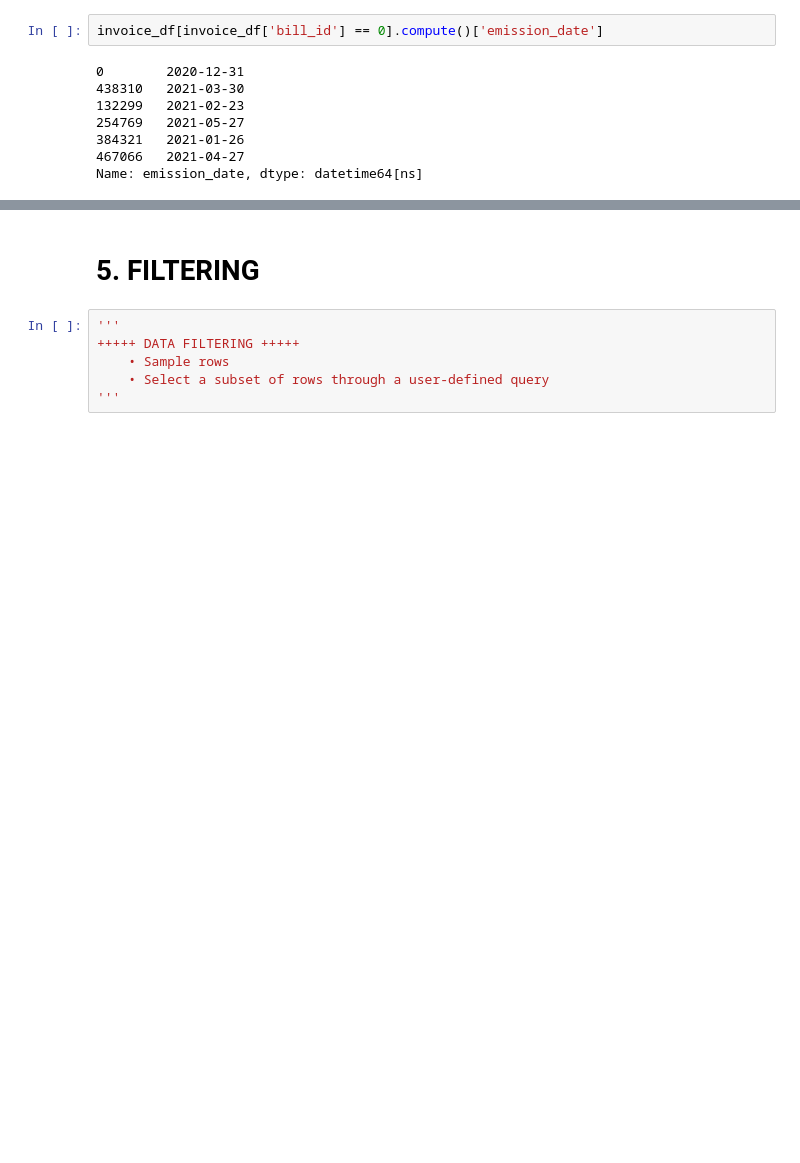
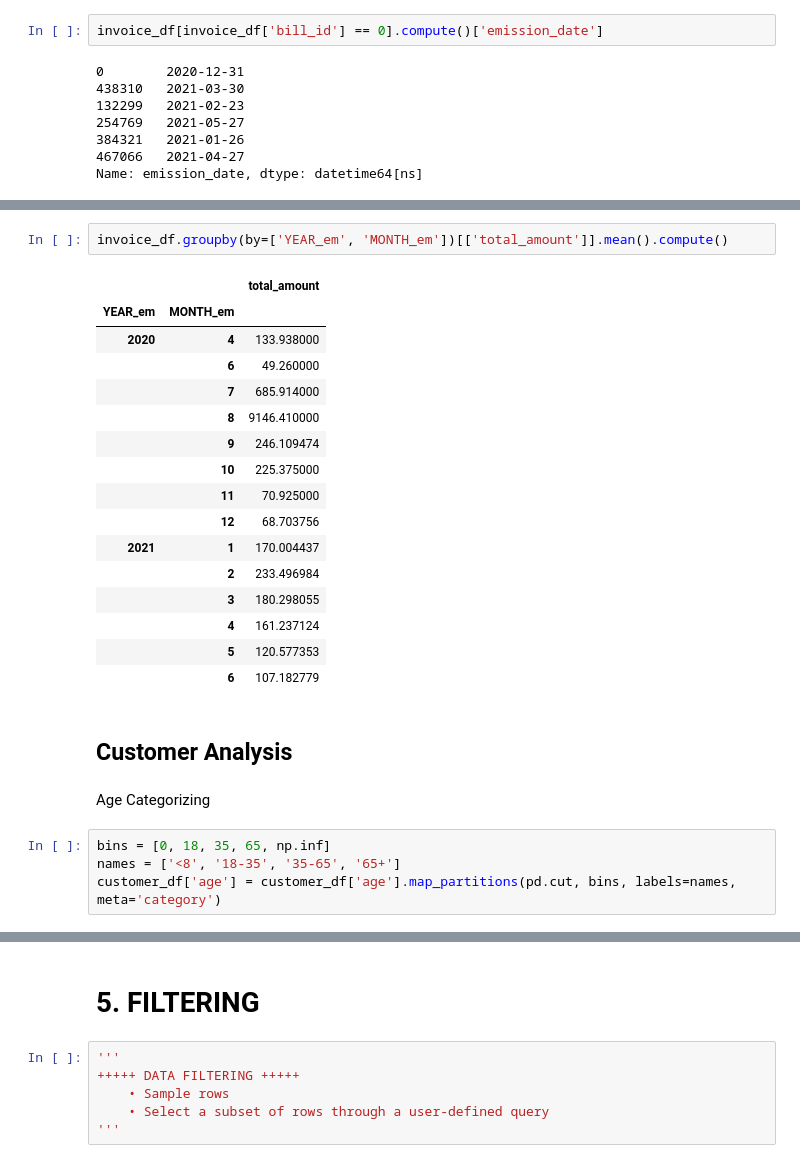
Before and after one commit to Il-Pela/BDMG-Project, a Jupyter notebook: Pelacani.ipynb, the cells around one changed output, grey strips where cells are left out. Drawn from its saved outputs; the diff is of its cells as text; blank space fills up the shorter version.

```diff
--- a/Pelacani.ipynb
+++ b/Pelacani.ipynb
@@ -1728,0 +2113,27 @@ invoice_df.head()
+# %%
+invoice_df.groupby(by=['YEAR_em', 'MONTH_em'])[['total_amount']].mean().compute()
+# %% [output]
+|  |  | total_amount |
+| YEAR_em | MONTH_em |  |
+| 2020 | 4 | 133.938000 |
+|  | 6 | 49.260000 |
+|  | 7 | 685.914000 |
+|  | 8 | 9146.410000 |
+|  | 9 | 246.109474 |
+|  | 10 | 225.375000 |
+|  | 11 | 70.925000 |
+|  | 12 | 68.703756 |
+| 2021 | 1 | 170.004437 |
+|  | 2 | 233.496984 |
+|  | 3 | 180.298055 |
+|  | 4 | 161.237124 |
+|  | 5 | 120.577353 |
+|  | 6 | 107.182779 |
+# %% [markdown]
+## Customer Analysis
+# %% [markdown]
+Age Categorizing
+# %%
+bins = [0, 18, 35, 65, np.inf]
+names = ['<8', '18-35', '35-65', '65+']
+customer_df['age'] = customer_df['age'].map_partitions(pd.cut, bins, labels=names, meta='category')
```
Also changed, not shown: parts of 63 cells of this notebook.
